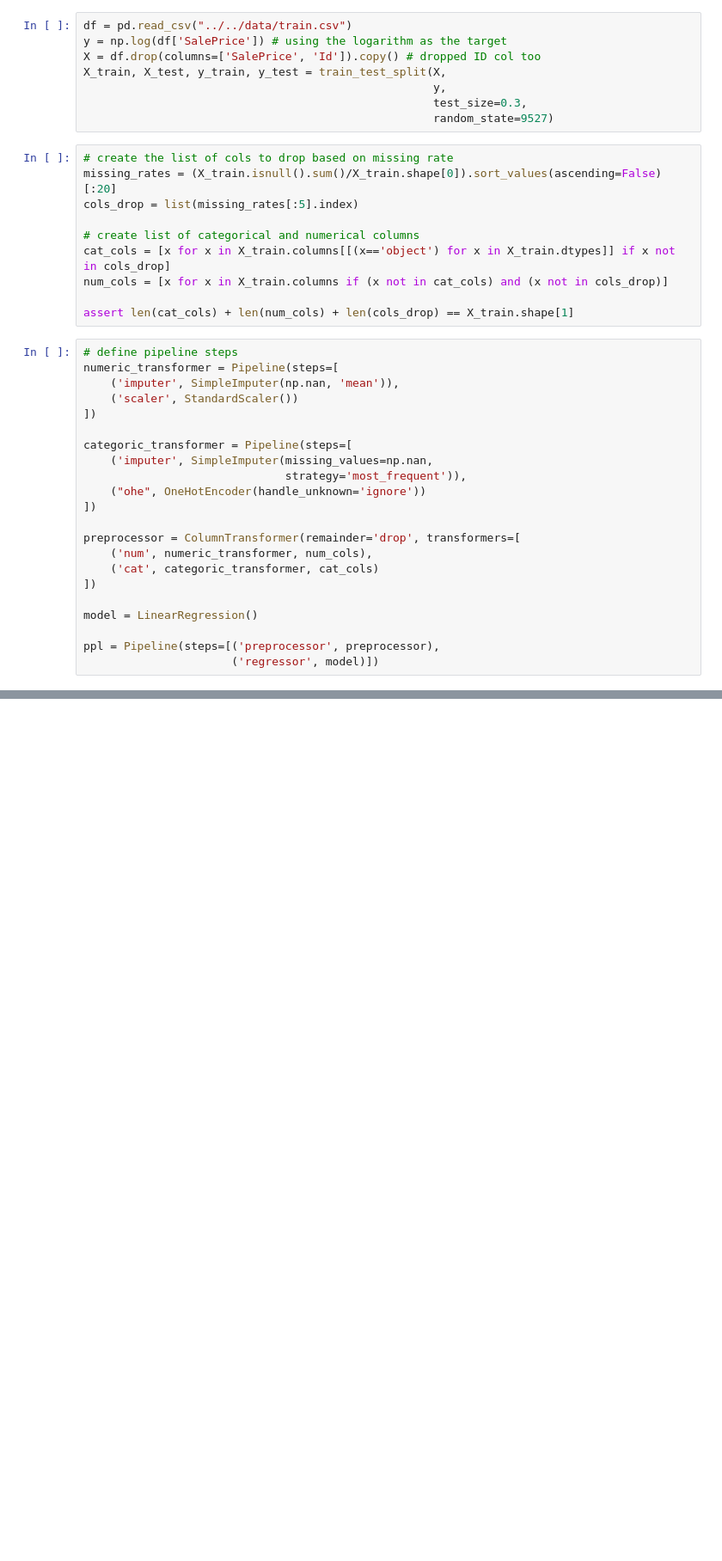
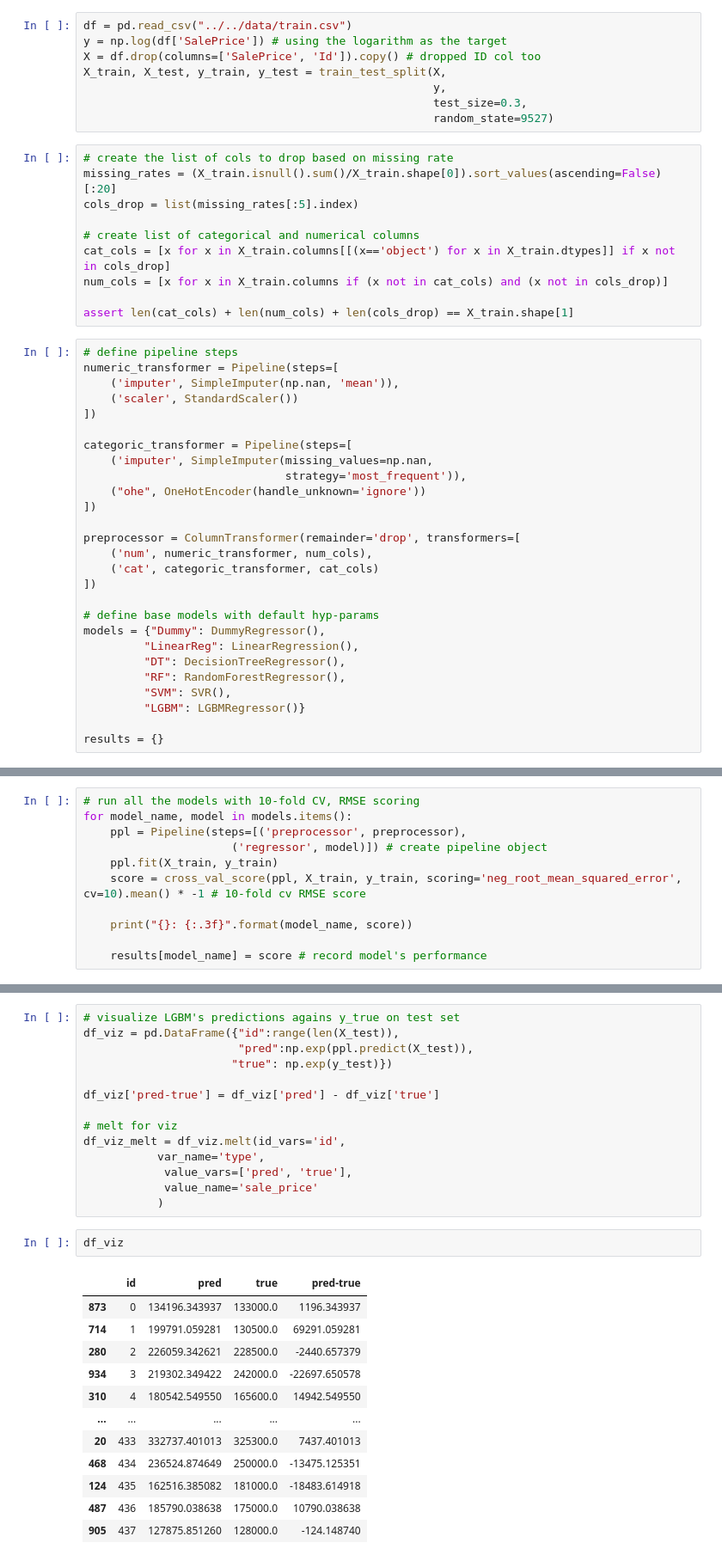
Before and after one commit to Zhang-Haipeng/house-price-prediction, a Jupyter notebook: src/base-model/base-model_Roc.ipynb, the cells around one changed output, grey strips where cells are left out. Shown at 86% size. Saved outputs shown, nothing was run; the diff lists cells and outputs as text; blank space fills up the shorter version.

Commit message:
finish base model dev with vized results

```diff
--- a/src/base-model/base-model_Roc.ipynb
+++ b/src/base-model/base-model_Roc.ipynb
@@ -47,7 +57,12 @@ preprocessor = ColumnTransformer(remainder='drop', transformers=[
     ('cat', categoric_transformer, cat_cols)
 ])
 
-model = LinearRegression()
+# define base models with default hyp-params
+models = {"Dummy": DummyRegressor(),
+         "LinearReg": LinearRegression(),
+         "DT": DecisionTreeRegressor(),
+         "RF": RandomForestRegressor(),
+         "SVM": SVR(),
+         "LGBM": LGBMRegressor()}
 
-ppl = Pipeline(steps=[('preprocessor', preprocessor),
-                      ('regressor', model)])
+results = {}
@@ -88,0 +69,11 @@ Name: SalePrice, Length: 438, dtype: float64
+# %%
+# run all the models with 10-fold CV, RMSE scoring
+for model_name, model in models.items():
+    ppl = Pipeline(steps=[('preprocessor', preprocessor),
+                      ('regressor', model)]) # create pipeline object
+    ppl.fit(X_train, y_train)
+    score = cross_val_score(ppl, X_train, y_train, scoring='neg_root_mean_squared_error', cv=10).mean() * -1 # 10-fold cv RMSE score
+
+    print("{}: {:.3f}".format(model_name, score))
+
+    results[model_name] = score # record model's performance
@@ -88,0 +100,29 @@ Name: SalePrice, Length: 438, dtype: float64
+# %%
+# visualize LGBM's predictions agains y_true on test set
+df_viz = pd.DataFrame({"id":range(len(X_test)),
+                       "pred":np.exp(ppl.predict(X_test)),
+                      "true": np.exp(y_test)})
+
+df_viz['pred-true'] = df_viz['pred'] - df_viz['true']
+
+# melt for viz
+df_viz_melt = df_viz.melt(id_vars='id',
+           var_name='type',
+            value_vars=['pred', 'true'],
+            value_name='sale_price'
+           )
+# %%
+df_viz
+# %% [output]
+|  | id | pred | true | pred-true |
+| 873 | 0 | 134196.343937 | 133000.0 | 1196.343937 |
+| 714 | 1 | 199791.059281 | 130500.0 | 69291.059281 |
+| 280 | 2 | 226059.342621 | 228500.0 | -2440.657379 |
+| 934 | 3 | 219302.349422 | 242000.0 | -22697.650578 |
+| 310 | 4 | 180542.549550 | 165600.0 | 14942.549550 |
+| ... | ... | ... | ... | ... |
+| 20 | 433 | 332737.401013 | 325300.0 | 7437.401013 |
+| 468 | 434 | 236524.874649 | 250000.0 | -13475.125351 |
+| 124 | 435 | 162516.385082 | 181000.0 | -18483.614918 |
+| 487 | 436 | 185790.038638 | 175000.0 | 10790.038638 |
+| 905 | 437 | 127875.851260 | 128000.0 | -124.148740 |
```
Also changed, not shown: parts of 8 cells of this notebook.
